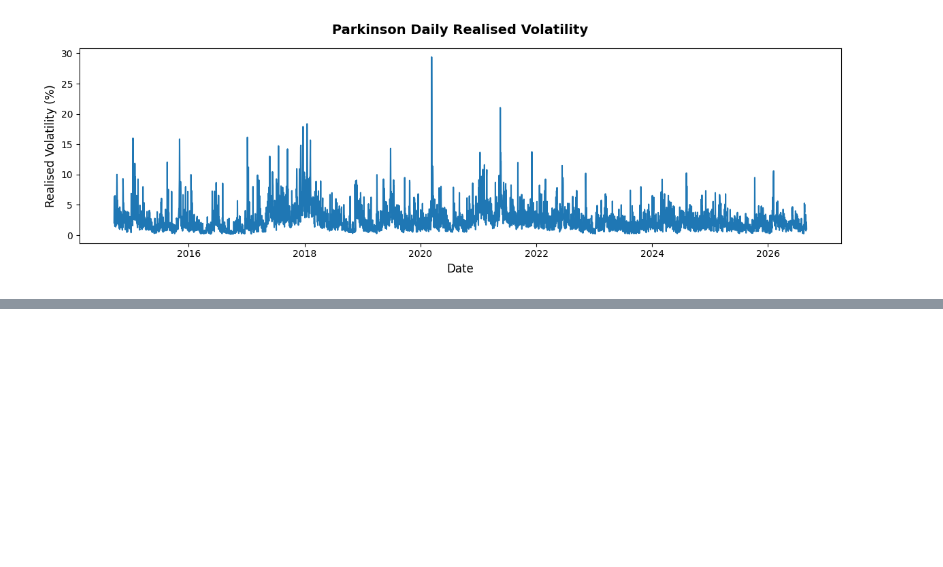
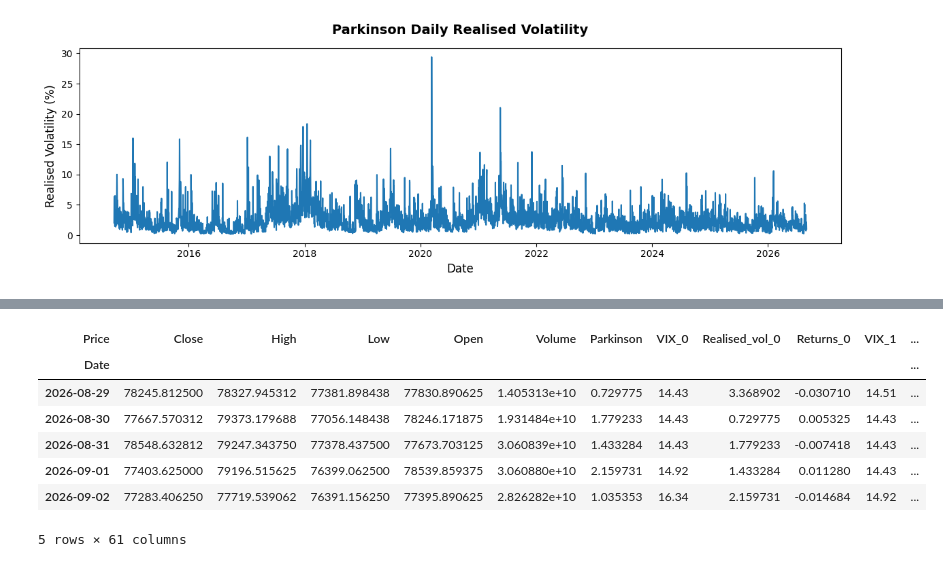
Before and after one commit to joshyspittle/Machine-Learning-Volatility, a Jupyter notebook: volatility_forecast.ipynb, the cells around one changed output, grey strips where cells are left out. Cells and saved outputs as stored; diff of their text form; code cells hidden in the pictures; blank space fills up the shorter version.

```diff
--- a/volatility_forecast.ipynb
+++ b/volatility_forecast.ipynb
@@ -62,0 +76,13 @@ plt.show()
+# %%
+features = fe.build_ml_features(asset_ohlcv)
+
+features.tail()
+# %% [output]
+| Price | Close | High | Low | Open | Volume | Parkinson | VIX_0 | Realised_vol_0 | Returns_0 | VIX_1 | ... |
+| Date |  |  |  |  |  |  |  |  |  |  | ... |
+| 2026-08-29 | 78245.812500 | 78327.945312 | 77381.898438 | 77830.890625 | 1.405313e+10 | 0.729775 | 14.43 | 3.368902 | -0.030710 | 14.51 | ... |
+| 2026-08-30 | 77667.570312 | 79373.179688 | 77056.148438 | 78246.171875 | 1.931484e+10 | 1.779233 | 14.43 | 0.729775 | 0.005325 | 14.43 | ... |
+| 2026-08-31 | 78548.632812 | 79247.343750 | 77378.437500 | 77673.703125 | 3.060839e+10 | 1.433284 | 14.43 | 1.779233 | -0.007418 | 14.43 | ... |
+| 2026-09-01 | 77403.625000 | 79196.515625 | 76399.062500 | 78539.859375 | 3.060880e+10 | 2.159731 | 14.92 | 1.433284 | 0.011280 | 14.43 | ... |
+| 2026-09-02 | 77283.406250 | 77719.539062 | 76391.156250 | 77395.890625 | 2.826282e+10 | 1.035353 | 16.34 | 2.159731 | -0.014684 | 14.92 | ... |
+5 rows × 61 columns
```
Also changed, not shown: parts of 4 cells of this notebook.
